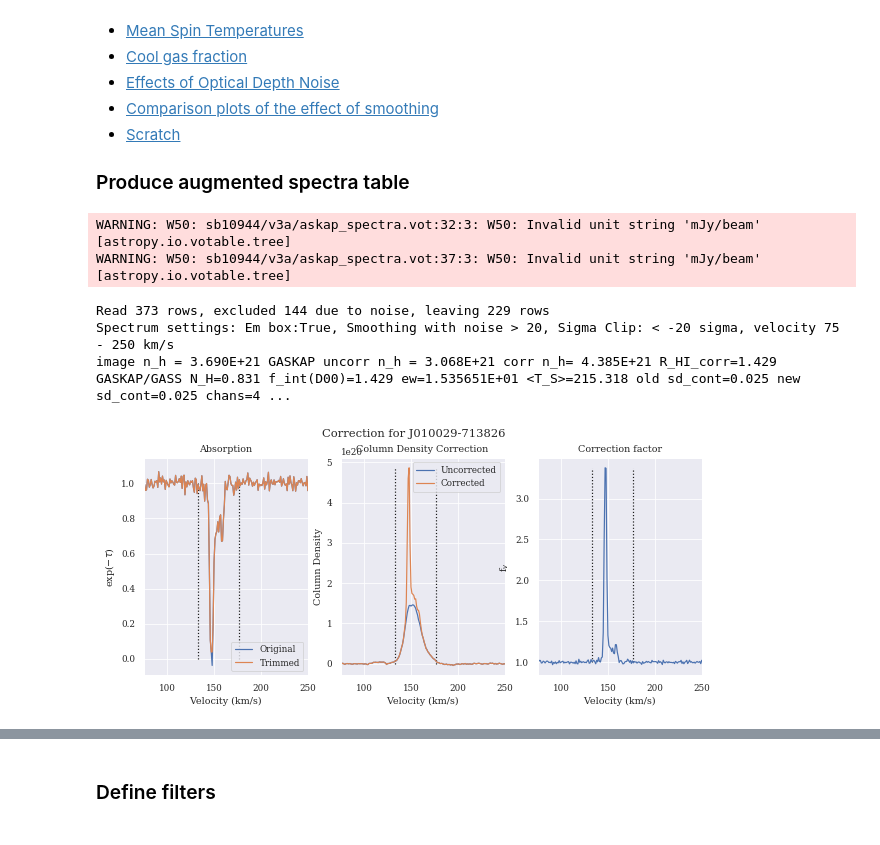
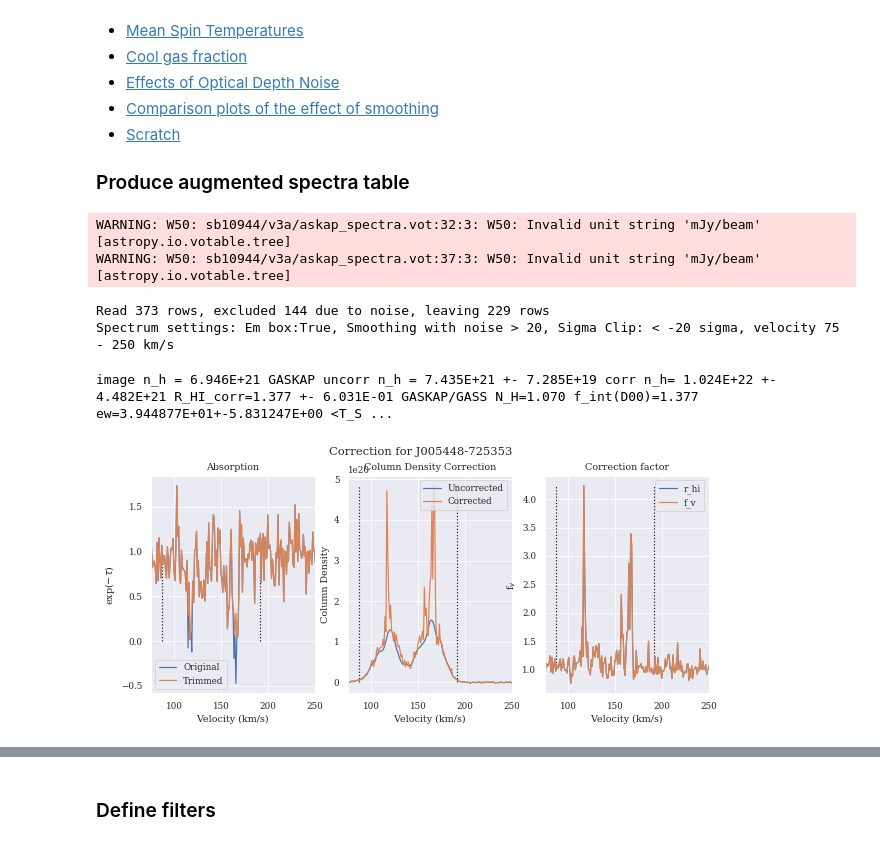
Before and after one commit to jd-au/dempsey_et_al_2022, a Jupyter notebook: CorrectedColumnDensity.ipynb, the cells around one changed output, grey strips where cells are left out. Cells and saved outputs as stored; diff of their text form; code cells hidden in the pictures.

```diff
--- a/CorrectedColumnDensity.ipynb
+++ b/CorrectedColumnDensity.ipynb
@@ -199,22 +275,23 @@ def read_spectra_table(noise_limit=0.3, beam_power_min=0.8):
 # %%
 spectra_table = read_spectra_table(noise_limit=0.3)
 
 
-comp_name = 'J010029-713826'
+comp_name = 'J005448-725353'
 source = spectra_table[spectra_table['comp_name'] == comp_name]
 #img_nh, tot_nh, tot_corr_nh, r_hi, ew, mean_ts, sd_cont, f_int_v = process_spectrum(source[0], 'sb10944/v3a/spectra', plot=True, sigma_clip=-20, use_em_filter=False)
 spectra_stats = process_spectrum(source[0], 'sb10944/v3a/spectra', plot=True, sigma_clip=-20, smooth_thresh=20, use_em_filter=True, report_settings=True)
 plt.savefig('figures/column_density_processing.png')
-print ("image n_h = {:.3E} GASKAP uncorr n_h = {:.3E} corr n_h= {:.3E} R_HI_corr={:.3f} GASKAP/GASS N_H={:.3f} f_int(D00)={:.3f} ew={:3E} <T_S>={:.3f} old sd_cont={:.3f} new sd_cont={:.3f} chans={}".format(
-    spectra_stats.img_nh, spectra_stats.tot_uncorr_nh, spectra_stats.tot_corr_nh, spectra_stats.r_hi, spectra_stats.tot_uncorr_nh/spectra_stats.img_nh, spectra_stats.f_int_v, spectra_stats.ew,
-    spectra_stats.mean_ts, source['sd_cont'][0],spectra_stats.sd_cont, spectra_stats.num_chan))
+print ("image n_h = {:.3E} GASKAP uncorr n_h = {:.3E} +- {:.3E} corr n_h= {:.3E} +- {:.3E} R_HI_corr={:.3f} +- {:.3E} GASKAP/GASS N_H={:.3f} f_int(D00)={:.3f} ew={:3E}+-{:3E} <T_S>={:.3f}+-{:.3f} old sd_cont={:.3f} new sd_cont={:.3f} chans={}".format(
+    spectra_stats.img_nh, spectra_stats.tot_uncorr_nh, spectra_stats.e_tot_uncorr_nh, spectra_stats.tot_corr_nh,
+    spectra_stats.e_tot_corr_nh, spectra_stats.r_hi, spectra_stats.e_r_hi, spectra_stats.tot_uncorr_nh/spectra_stats.img_nh, spectra_stats.f_int_v, spectra_stats.ew, spectra_stats.e_ew,
+    spectra_stats.mean_ts, spectra_stats.e_mean_ts, source['sd_cont'][0],spectra_stats.sd_cont, spectra_stats.num_chan))
 # %% [output]
 WARNING: W50: sb10944/v3a/askap_spectra.vot:32:3: W50: Invalid unit string 'mJy/beam' [astropy.io.votable.tree]
 WARNING: W50: sb10944/v3a/askap_spectra.vot:37:3: W50: Invalid unit string 'mJy/beam' [astropy.io.votable.tree]
 Read 373 rows, excluded 144 due to noise, leaving 229 rows
 Spectrum settings: Em box:True, Smoothing with noise > 20, Sigma Clip: < -20 sigma, velocity 75 - 250 km/s
-image n_h = 3.690E+21 GASKAP uncorr n_h = 3.068E+21 corr n_h= 4.385E+21 R_HI_corr=1.429 GASKAP/GASS N_H=0.831 f_int(D00)=1.429 ew=1.535651E+01 <T_S>=215.318 old sd_cont=0.025 new sd_cont=0.025 chans=4 ...
+image n_h = 6.946E+21 GASKAP uncorr n_h = 7.435E+21 +- 7.285E+19 corr n_h= 1.024E+22 +- 4.482E+21 R_HI_corr=1.377 +- 6.031E-01 GASKAP/GASS N_H=1.070 f_int(D00)=1.377 ew=3.944877E+01+-5.831247E+00 <T_S ...
-[figure, old version]
+[figure, new version]
 # %%
 
 def add_column_density_to_spectra_table():
```
Also changed, not shown: parts of 23 cells of this notebook.
